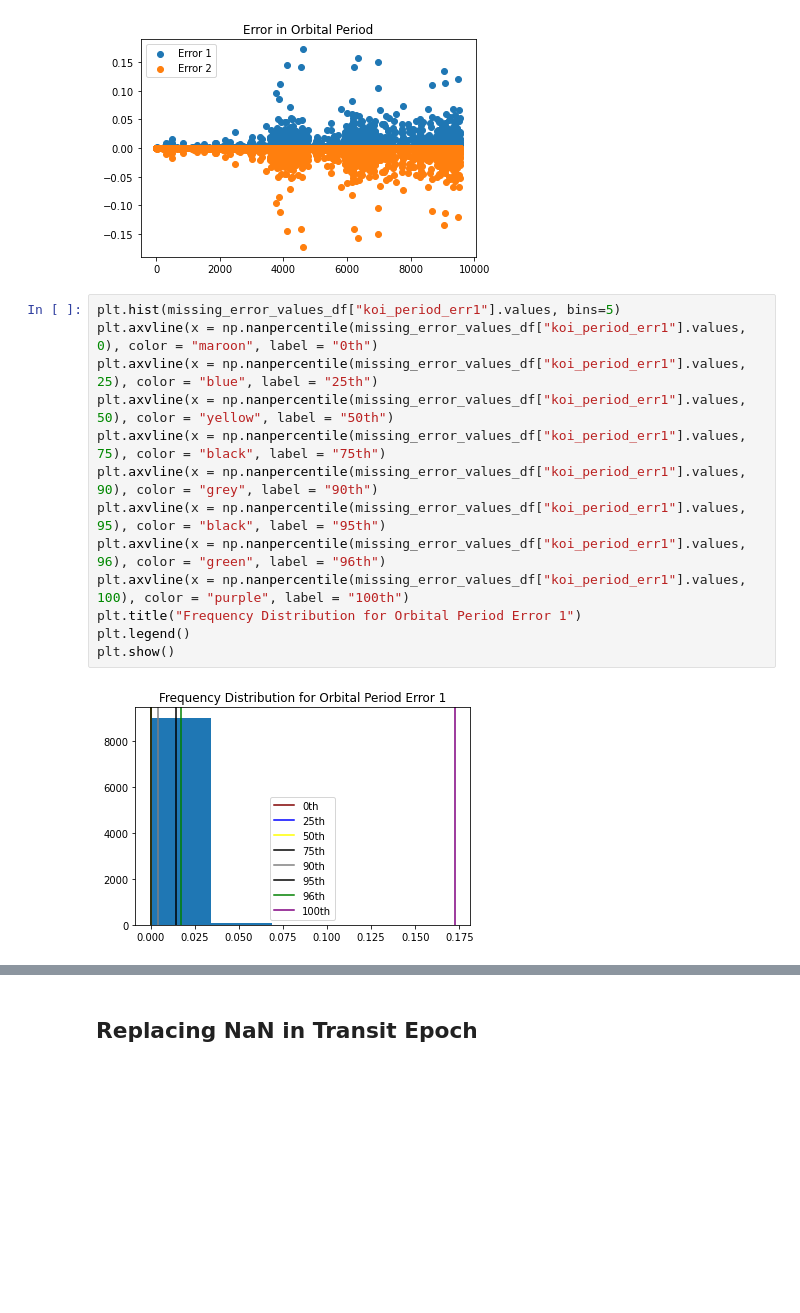
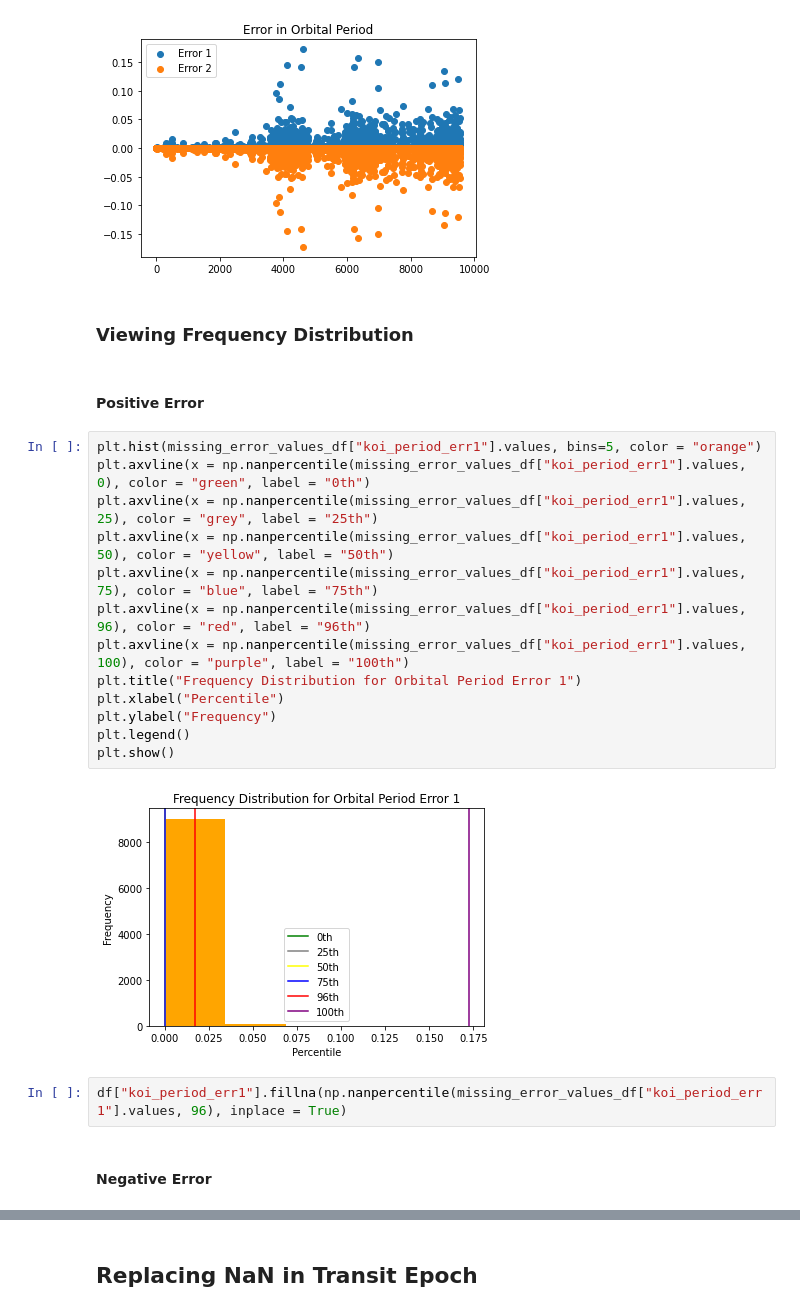
Before and after one commit to aditeyabaral/kepler-exoplanet-analysis, a Jupyter notebook: src/Data_Cleaning.ipynb, the cells around one changed output, grey strips where cells are left out. Saved outputs shown, nothing was run; the diff lists cells and outputs as text; blank space fills up the shorter version.

```diff
--- a/src/Data_Cleaning.ipynb
+++ b/src/Data_Cleaning.ipynb
@@ -156,19 +153,27 @@ plt.legend()
 # %% [output]
 <matplotlib.legend.Legend at 0x...>
 [figure]
+# %% [markdown]
+### Viewing Frequency Distribution
+# %% [markdown]
+#### Positive Error
 # %%
-plt.hist(missing_error_values_df["koi_period_err1"].values, bins=5)
-plt.axvline(x = np.nanpercentile(missing_error_values_df["koi_period_err1"].values, 0), color = "maroon", label = "0th")
-plt.axvline(x = np.nanpercentile(missing_error_values_df["koi_period_err1"].values, 25), color = "blue", label = "25th")
+plt.hist(missing_error_values_df["koi_period_err1"].values, bins=5, color = "orange")
+plt.axvline(x = np.nanpercentile(missing_error_values_df["koi_period_err1"].values, 0), color = "green", label = "0th")
+plt.axvline(x = np.nanpercentile(missing_error_values_df["koi_period_err1"].values, 25), color = "grey", label = "25th")
 plt.axvline(x = np.nanpercentile(missing_error_values_df["koi_period_err1"].values, 50), color = "yellow", label = "50th")
-plt.axvline(x = np.nanpercentile(missing_error_values_df["koi_period_err1"].values, 75), color = "black", label = "75th")
-plt.axvline(x = np.nanpercentile(missing_error_values_df["koi_period_err1"].values, 90), color = "grey", label = "90th")
-plt.axvline(x = np.nanpercentile(missing_error_values_df["koi_period_err1"].values, 95), color = "black", label = "95th")
-plt.axvline(x = np.nanpercentile(missing_error_values_df["koi_period_err1"].values, 96), color = "green", label = "96th")
+plt.axvline(x = np.nanpercentile(missing_error_values_df["koi_period_err1"].values, 75), color = "blue", label = "75th")
+plt.axvline(x = np.nanpercentile(missing_error_values_df["koi_period_err1"].values, 96), color = "red", label = "96th")
 plt.axvline(x = np.nanpercentile(missing_error_values_df["koi_period_err1"].values, 100), color = "purple", label = "100th")
 plt.title("Frequency Distribution for Orbital Period Error 1")
+plt.xlabel("Percentile")
+plt.ylabel("Frequency")
 plt.legend()
 plt.show()
 # %% [output]
-[figure, old version]
+[figure, new version]
+# %%
+df["koi_period_err1"].fillna(np.nanpercentile(missing_error_values_df["koi_period_err1"].values, 96), inplace = True)
+# %% [markdown]
+#### Negative Error
 # %%
```
Also changed, not shown: parts of 71 cells of this notebook.
